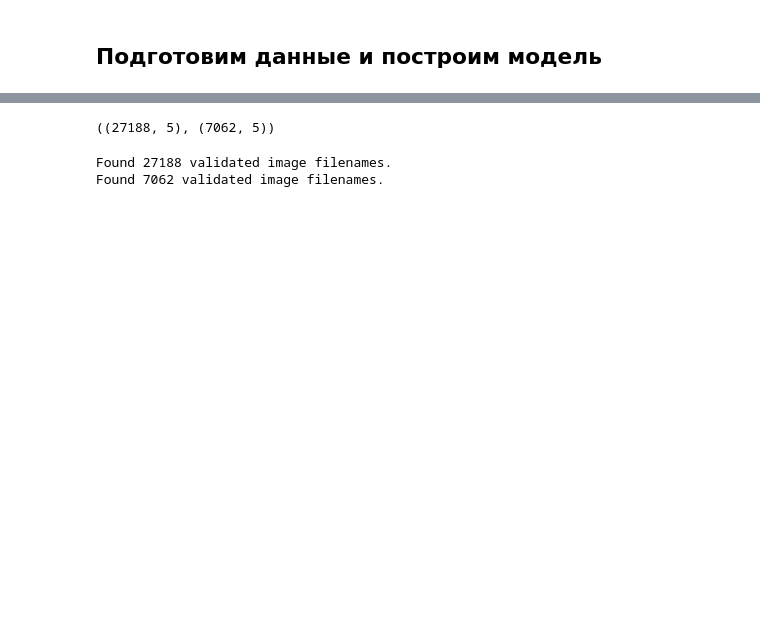
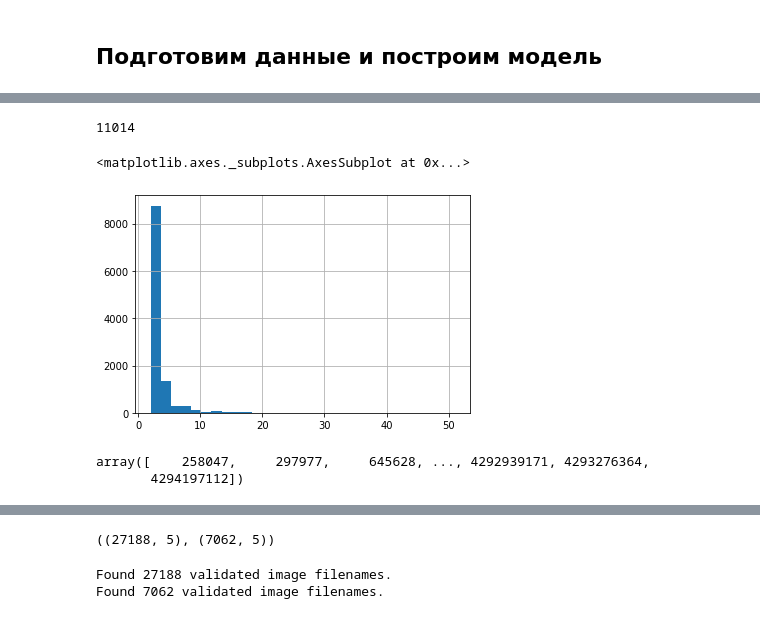
Before and after one commit to polololya/where2buyit, a Jupyter notebook: notebooks/shopee_triplet_loss_example.ipynb, the cells around one changed output, grey strips where cells are left out. Saved outputs shown, nothing was run; the diff lists cells and outputs as text; code cells hidden in the pictures; blank space fills up the shorter version.

```diff
--- a/notebooks/shopee_triplet_loss_example.ipynb
+++ b/notebooks/shopee_triplet_loss_example.ipynb
@@ -115,3 +96,17 @@ all_train_df.head()
 | 6738 | train_398181303 | /content/shopee-product-matching/... | e9b5833e929e909c | SARUNG CELANA WADIMOR DEWASA HITA... | 258047 |
 | 7613 | train_2865605743 | /content/shopee-product-matching/... | bfc3cc1cc636c14c | Wall Sticker / WallSticker - Subm... | 297977 |
 | 12367 | train_1382500866 | /content/shopee-product-matching/... | 838436c07dff19e4 | RELIZA WALL STICKER PENGUKUR TING... | 297977 |
+# %%
+all_train_df.label_group.nunique()
+# %% [output]
+11014
+# %%
+all_train_df.groupby('label_group').size().hist(bins=30)
+# %% [output]
+<matplotlib.axes._subplots.AxesSubplot at 0x...>
+[figure, added]
+# %%
+all_train_df.label_group.unique()
+# %% [output]
+array([    258047,     297977,     645628, ..., 4292939171, 4293276364,
+       4294197112])
```
Also changed, not shown: parts of 26 cells of this notebook.
